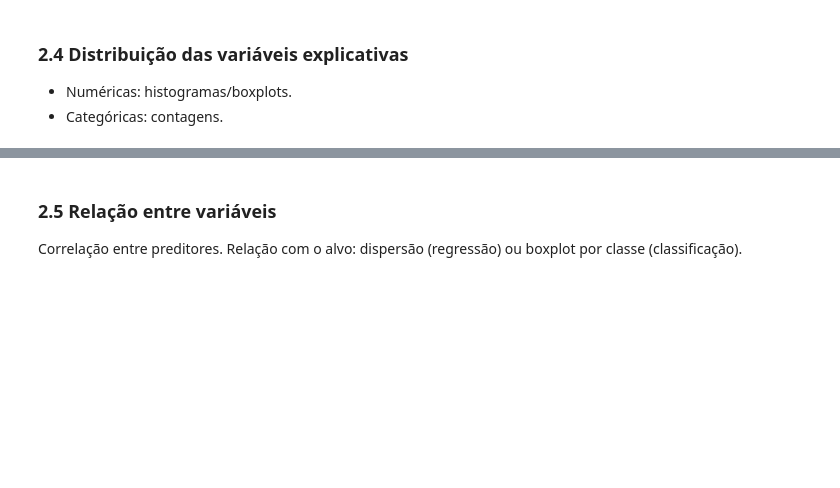
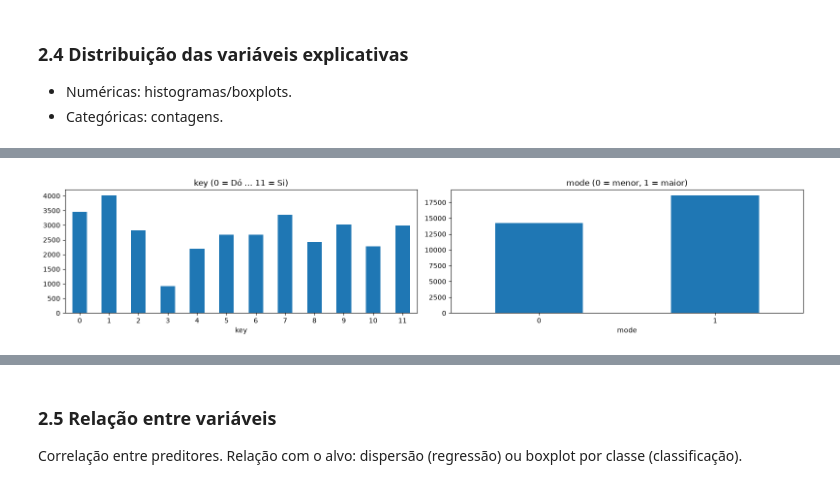
Before and after one commit to Machine-Learning-Name-in-progress/Classification-Pipeline, a Jupyter notebook: classification_pipeline.ipynb, the cells around one changed output, grey strips where cells are left out. Drawn from its saved outputs; the diff is of its cells as text; code cells hidden in the pictures; blank space fills up the shorter version.

```diff
--- a/classification_pipeline.ipynb
+++ b/classification_pipeline.ipynb
@@ -110,0 +302,10 @@ Quantos NaN por coluna? Faltam ao acaso ou há padrão? O que um NaN representa?
+# %%
+fig, axes = plt.subplots(1, 2, figsize=(16, 3.5))
+
+# Os valores de key incluem os semitons também (achei curioso não sabia que existia - Vinicius)
+df["key"].value_counts().sort_index().plot.bar(ax=axes[0], rot=0, title="key (0 = Dó … 11 = Si)")
+df["mode"].value_counts().sort_index().plot.bar(ax=axes[1], rot=0, title="mode (0 = menor, 1 = maior)")
+fig.tight_layout()
+plt.show()
+# %% [output]
+[figure, added]
```
Also changed, not shown: parts of 27 cells of this notebook.
